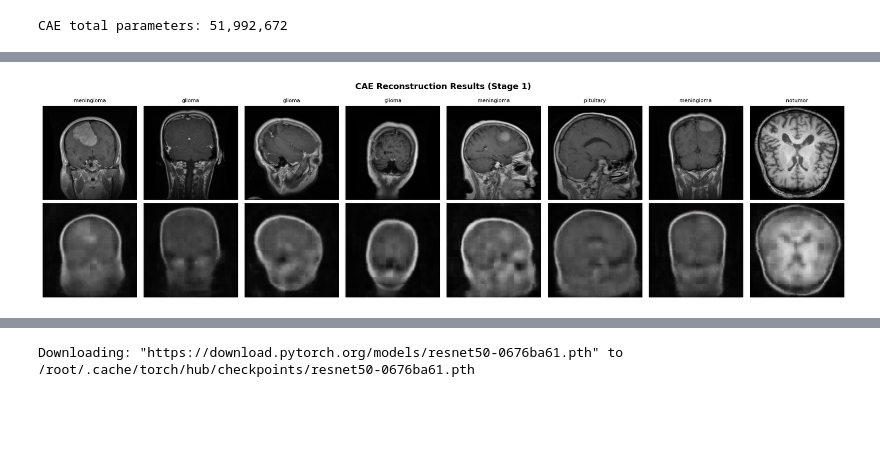
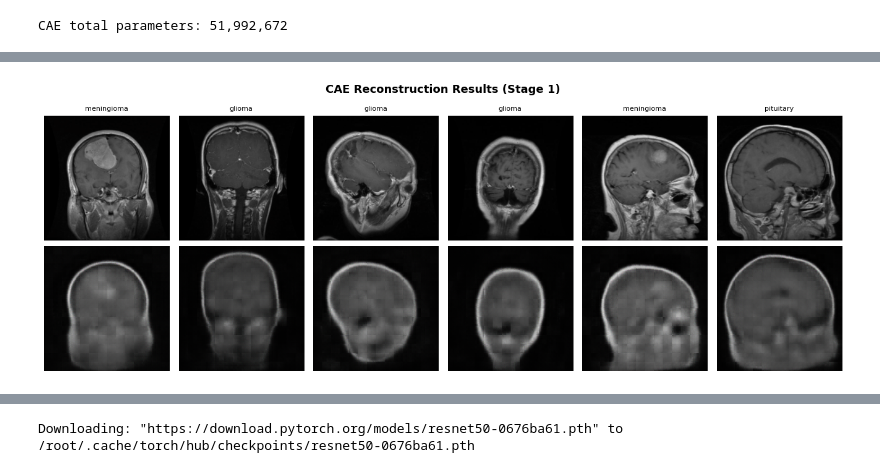
Before and after one commit to RiccardoPerin/MRI_Tumor_Classification, a Jupyter notebook: main_project.ipynb, the cells around one changed output, grey strips where cells are left out. Drawn from its saved outputs; the diff is of its cells as text; code cells hidden in the pictures; blank space fills up the shorter version.

```diff
--- a/main_project.ipynb
+++ b/main_project.ipynb
@@ -605,12 +664,13 @@ def load_checkpoint(name: str):
 # %%
 # ── Stage 1: Unsupervised Autoencoder Training ────────────────────────────────
-
-CAE_EPOCHS  = 20
+CAE_EPOCHS  = 25
 CAE_LR      = 1e-3
 PATIENCE = 5 #This tells to the early stopping to stop if it hasn't improved in 5 epochs
 
+FORCE_RETRAIN_CAE_STAGE1 = True #Forces to skip the checkpoints and retrain from scratch if True (DEBUG PURPOSES)
+
 cae_model = ConvAutoencoder(LATENT_DIM).to(device)
-cached    = load_checkpoint('cae_stage1')
+cached    = None if FORCE_RETRAIN_CAE_STAGE1 else load_checkpoint('cae_stage1')
 
 if cached is not None:
     cae_model.load_state_dict(cached['model_state'])
@@ -631,9 +691,9 @@ else:
         cae_losses.append(loss)
         print(f'[AE Stage 1]  Epoch {epoch:3d}/{CAE_EPOCHS}  |  MSE Loss: {loss:.6f}')
         if loss < best_ae_loss:
-            best_ae_loss = loss
-            epochs_no_improve = 0
-            torch.save(cae_model.state_dict(), '/content/best_cae.pth')
+          best_ae_loss = loss
+          epochs_no_improve = 0
+          torch.save(cae_model.state_dict(), '/content/best_cae.pth')
         else:
           epochs_no_improve += 1
           if epochs_no_improve >= PATIENCE:
@@ -664,40 +734,40 @@ def visualize_reconstructions(
     model: ConvAutoencoder,
     loader: DataLoader,
     device: torch.device,
-    n: int = 8,
+    n: int = 6,
 ) -> None:
     '''Side-by-side display of original MRI scans and their reconstructions.'''
     model.eval()
     images, labels = next(iter(loader))
     images = images[:n].to(device)
 
     with torch.no_grad():
         recon, _ = model(images)
 
     originals = denormalize(images).cpu().permute(0, 2, 3, 1).numpy()
     recons    = recon.cpu().clamp(0, 1).permute(0, 2, 3, 1).numpy()
     label_ids = labels[:n].tolist()
 
     fig, axes = plt.subplots(2, n, figsize=(n * 2.2, 5))
     for i in range(n):
         axes[0, i].imshow(originals[i])
         axes[0, i].set_title(CLASS_NAMES[label_ids[i]], fontsize=8)
         axes[0, i].axis('off')
         axes[1, i].imshow(recons[i])
         axes[1, i].axis('off')
 
     axes[0, 0].set_ylabel('Original', fontsize=11)
     axes[1, 0].set_ylabel('Reconstructed', fontsize=11)
     plt.suptitle('CAE Reconstruction Results (Stage 1)', fontsize=13, fontweight='bold')
     plt.tight_layout()
     plt.show()
 
 
 # cae_model already holds its best (lowest reconstruction-loss) weights here --
 # either freshly trained-and-reloaded, or restored straight from the Drive cache.
 visualize_reconstructions(cae_model, val_loader, device)
 # %% [output]
-[figure, old version]
+[figure, new version]
 # %%
 # ── Stage 2: Supervised Classification with Frozen Encoder ───────────────────
 
```
Also changed, not shown: parts of 18 cells of this notebook.
